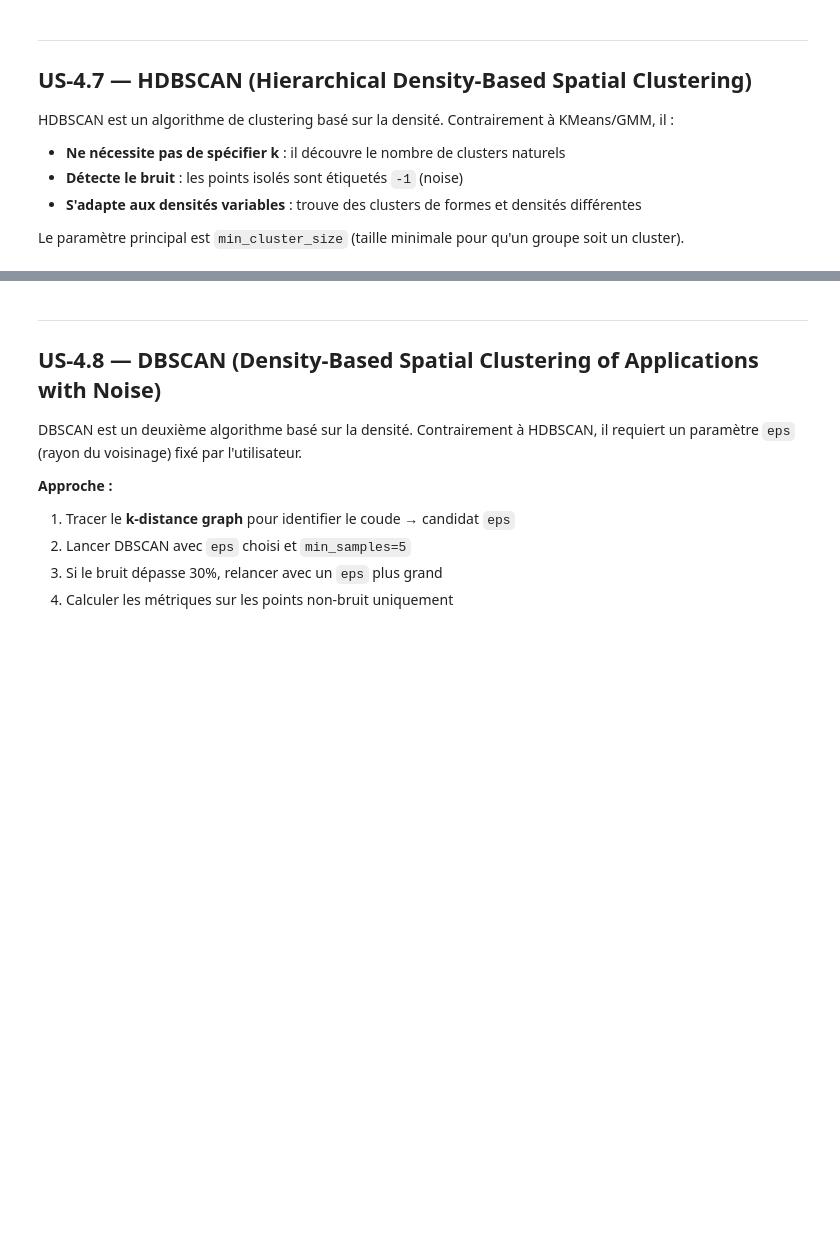
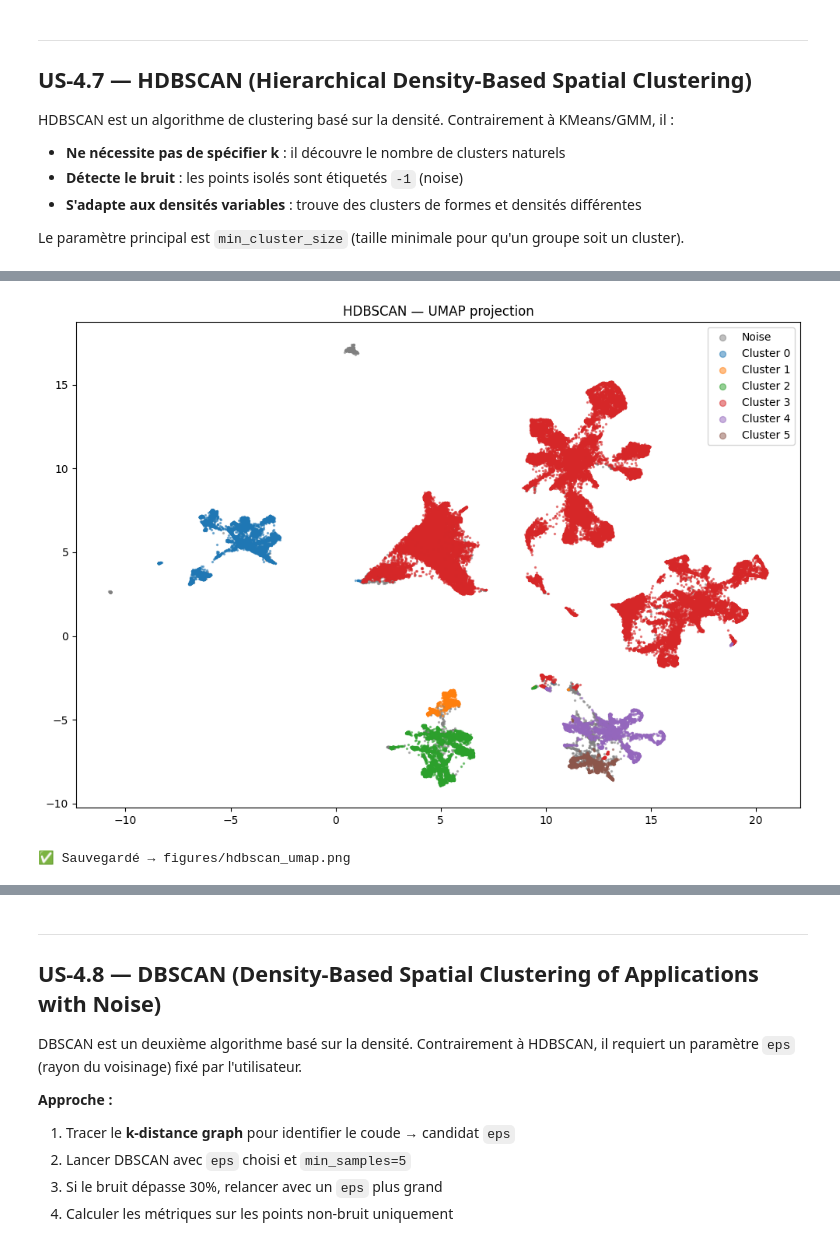
Before and after one commit to milansecondaire/Sephora, a Jupyter notebook: 02_clustering.ipynb, the cells around one changed output, grey strips where cells are left out. Saved outputs shown, nothing was run; the diff lists cells and outputs as text; code cells hidden in the pictures; blank space fills up the shorter version.

```diff
--- a/02_clustering.ipynb
+++ b/02_clustering.ipynb
@@ -654,21 +709,24 @@ print("✅ Sauvegardé → figures/hdbscan_umap.png")
 # %%
 # --- Task 5: UMAP scatter plot ---
 fig, ax = plt.subplots(figsize=(10, 7))
 cmap = plt.cm.tab10
 unique_labels = sorted(set(labels_hdbscan))
 for lbl in unique_labels:
     mask_lbl = labels_hdbscan == lbl
     color = "grey" if lbl == -1 else cmap(lbl % 10)
     label_str = "Noise" if lbl == -1 else f"Cluster {lbl}"
-    ax.scatter(umap_embedding[mask_lbl, 0], umap_embedding[mask_lbl, 1],
+    ax.scatter(X_umap[mask_lbl, 0], X_umap[mask_lbl, 1],
                c=[color], s=2, alpha=0.5, label=label_str)
 ax.set_title("HDBSCAN — UMAP projection")
 ax.legend(markerscale=4, loc="best")
 fig.tight_layout()
 fig.savefig("figures/hdbscan_umap.png", dpi=150)
 plt.show()
 plt.close(fig)
 print("✅ Sauvegardé → figures/hdbscan_umap.png")
+# %% [output]
+[figure, added]
+✅ Sauvegardé → figures/hdbscan_umap.png
 # %%
 # --- Task 6: Log HDBSCAN run to MLflow ---
 with mlflow.start_run(run_name="hdbscan-final"):
```
Also changed, not shown: parts of 20 cells of this notebook, 16 other files.
